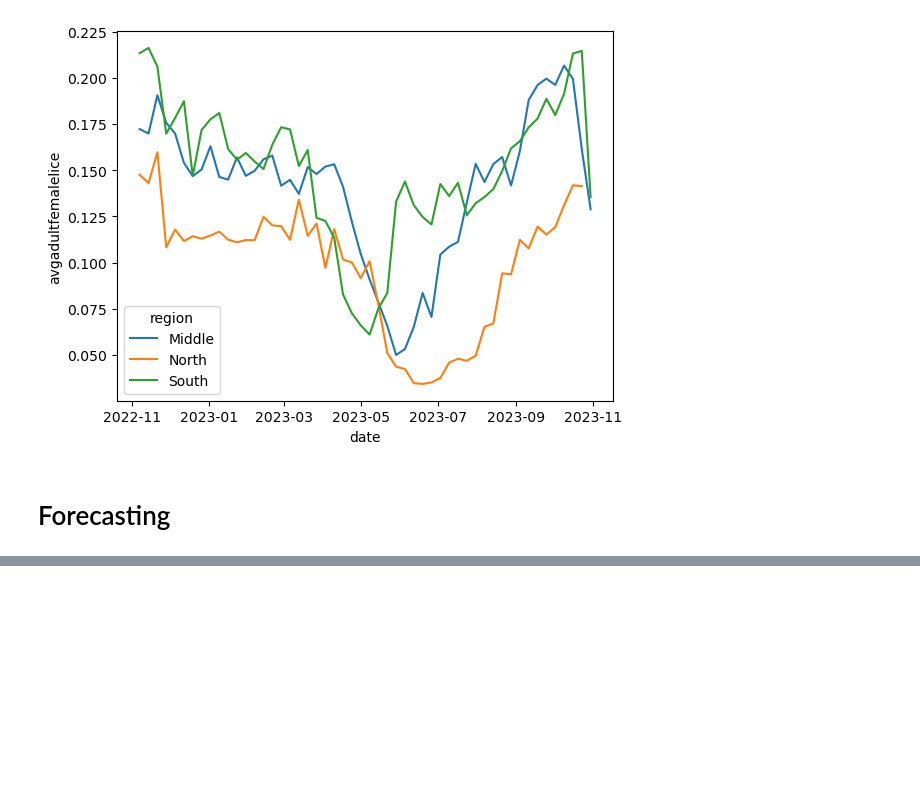
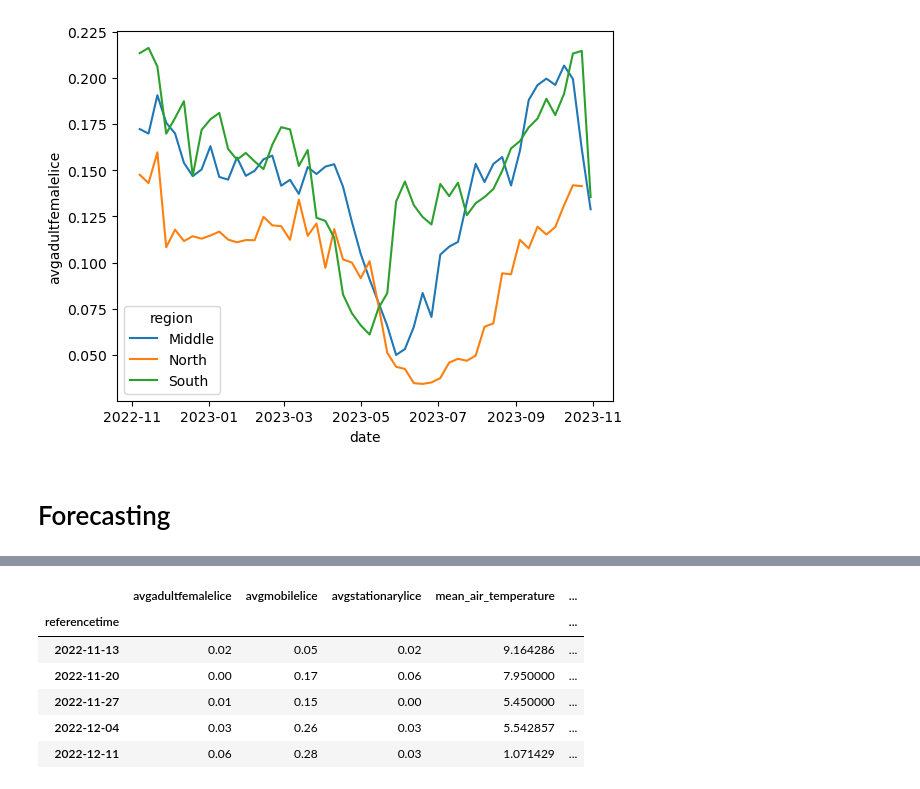
Before and after one commit to ivholmlu/D2D, a Jupyter notebook: Machine_learning.ipynb, the cells around one changed output, grey strips where cells are left out. Drawn from its saved outputs; the diff is of its cells as text; code cells hidden in the pictures; blank space fills up the shorter version.

```diff
--- a/Machine_learning.ipynb
+++ b/Machine_learning.ipynb
@@ -263,0 +298,34 @@ correlation_results_df.sort_values(by='Corr_AdultFemaleLice', ascending=False)
+# %%
+df_sync['referencetime'] = pd.to_datetime(df_sync['referencetime'])
+
+df_sync.index = df_sync['referencetime']
+
+df_sync = df_sync.asfreq('W')
+
+# drop the following columns: referencetime
+df_sync = df_sync.drop(['referencetime'], axis=1)
+
+#Sort the values in df_sync by referencetime
+df_sync = df_sync.sort_values(by='referencetime')
+# %%
+# Make a bfill lag of one time step for each column except for referencetime
+
+df_sync['avgadultfemalelice_lag'] = df_sync['avgadultfemalelice'].shift(1).bfill()
+df_sync['avgmobilelice_lag'] = df_sync['avgmobilelice'].shift(1).bfill()
+df_sync['avgstationarylice_lag'] = df_sync['avgstationarylice'].shift(1).bfill()
+df_sync['seatemperature_lag'] = df_sync['seatemperature'].shift(1).bfill()
+df_sync['mean_air_temperature_lag'] = df_sync['mean_air_temperature'].shift(1).bfill()
+df_sync['mean_wind_speed_lag'] = df_sync['mean_wind_speed'].shift(1).bfill()
+df_sync['mean_relative_humidity_lag'] = df_sync['mean_relative_humidity'].shift(1).bfill()
+df_sync['sum_precipitation_amount_lag'] = df_sync['sum_precipitation_amount'].shift(1).bfill()
+
+
+df_sync.head()
+# %% [output]
+|  | avgadultfemalelice | avgmobilelice | avgstationarylice | mean_air_temperature | ... |
+| referencetime |  |  |  |  | ... |
+| 2022-11-13 | 0.02 | 0.05 | 0.02 | 9.164286 | ... |
+| 2022-11-20 | 0.00 | 0.17 | 0.06 | 7.950000 | ... |
+| 2022-11-27 | 0.01 | 0.15 | 0.00 | 5.450000 | ... |
+| 2022-12-04 | 0.03 | 0.26 | 0.03 | 5.542857 | ... |
+| 2022-12-11 | 0.06 | 0.28 | 0.03 | 1.071429 | ... |
```
Also changed, not shown: parts of 21 cells of this notebook.
